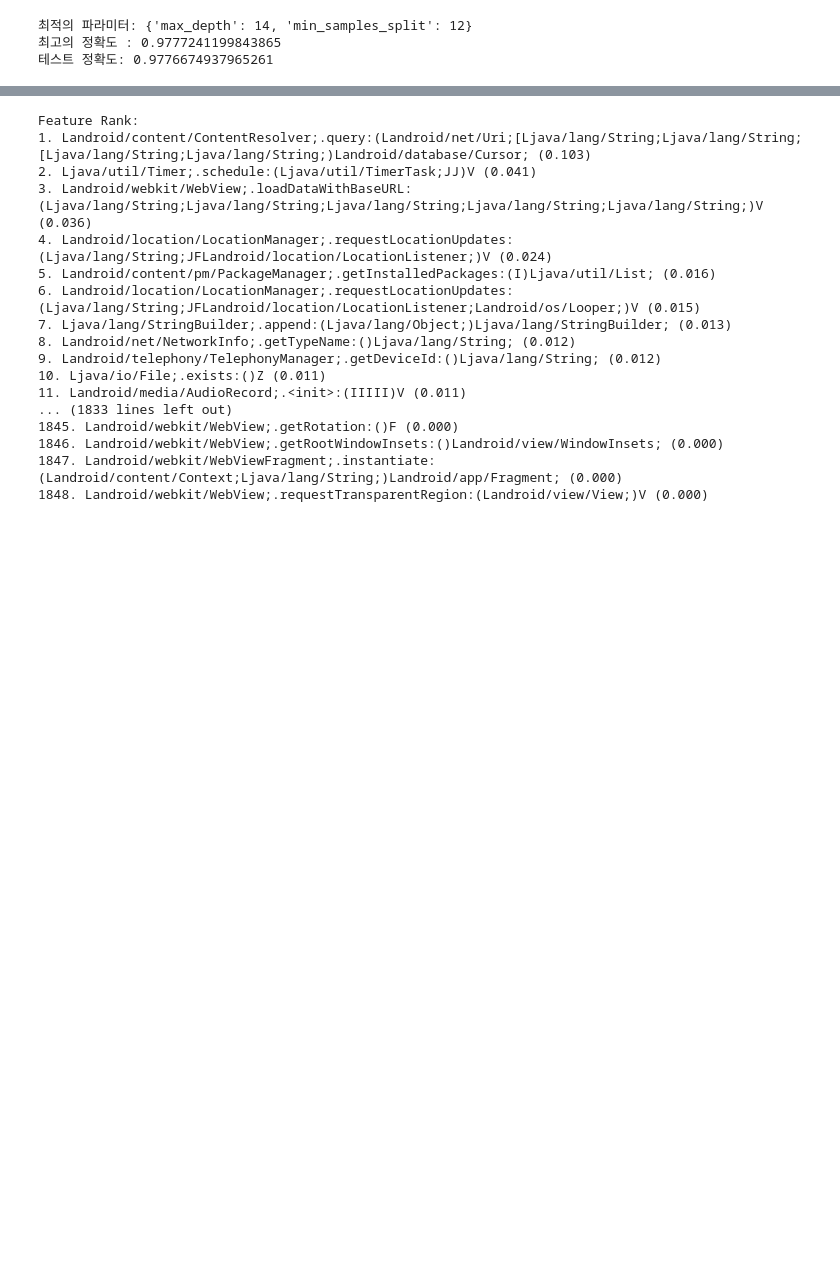
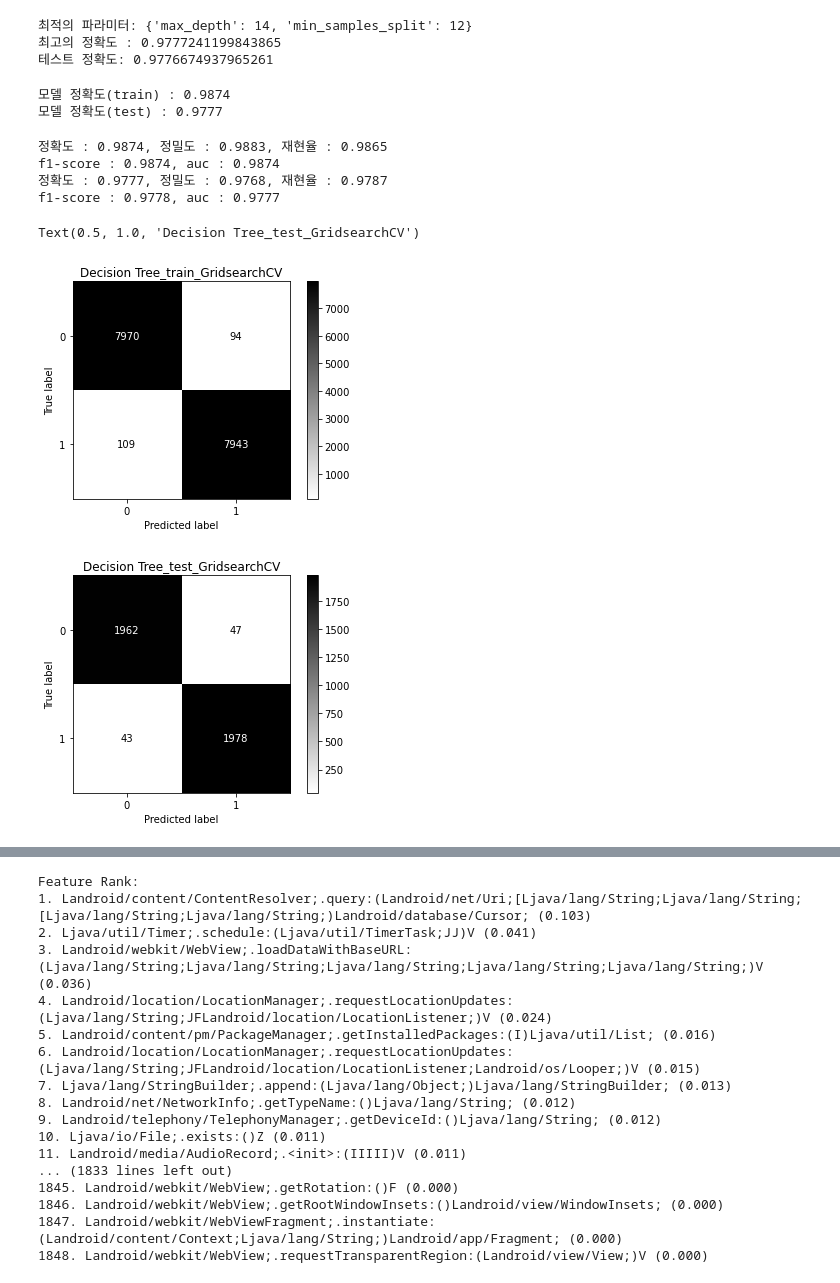
Before and after one commit to Sermadl/Exp, a Jupyter notebook: ml_exp(api).ipynb, the cells around one changed output, grey strips where cells are left out. Drawn from its saved outputs; the diff is of its cells as text; code cells hidden in the pictures; blank space fills up the shorter version.

```diff
--- a/ml_exp(api).ipynb
+++ b/ml_exp(api).ipynb
@@ -114,6 +120,15 @@ display_scores(tree_rmse_scores)
  0.37779541 0.43674377 0.310966   0.38054229]
 평균: 0.38063978786000285
 표준 편차: 0.043098989380614725
+# %%
+def metrics(y_test, pred):
+    accuracy = accuracy_score(y_test, pred)
+    precision = precision_score(y_test, pred)
+    recall = recall_score(y_test, pred)
+    f1 = f1_score(y_test, pred)
+    roc_score = roc_auc_score(y_test, pred)
+    print('정확도 : {0:.4f}, 정밀도 : {1:.4f}, 재현율 : {2:.4f}'.format(accuracy, precision, recall))
+    print('f1-score : {0:.4f}, auc : {1:.4f}'.format(f1, roc_score))
 # %%
 #트리 모델 별 성능 평가
 
@@ -187,13 +239,47 @@ print("최고의 정확도 :", grid_cv.best_score_)
 
 tree_b = grid_cv.best_estimator_
 tree_b.fit(x_train, y_train)
-tree_bp = tree_b.predict(x_test)
-tree_bs = accuracy_score(y_test, tree_bp)
-print("테스트 정확도:", tree_bs)
+tree_testbp = tree_b.predict(x_test)
+tree_trainbp = tree_b.predict(x_train)
+tree_testbs = accuracy_score(y_test, tree_testbp)
+tree_trainbs = accuracy_score(y_train, tree_trainbp)
+print("테스트 정확도:", tree_testbs)
 # %% [output]
 최적의 파라미터: {'max_depth': 14, 'min_samples_split': 12}
 최고의 정확도 : 0.9777241199843865
 테스트 정확도: 0.9776674937965261
+# %%
+print(f"모델 정확도(train) : {tree_trainbs :.4f}")
+print(f"모델 정확도(test) : {tree_testbs :.4f}")
+# %% [output]
+모델 정확도(train) : 0.9874
+모델 정확도(test) : 0.9777
+# %%
+metrics(y_train, tree_trainbp)
+metrics(y_test, tree_testbp)
+
+
+plot = plot_confusion_matrix(tree_b,
+                            x_train, y_train,
+                            display_labels=[0, 1],
+                            cmap=plt.cm.binary)
+
+plot.ax_.set_title('Decision Tree_train_GridsearchCV')
+
+plot = plot_confusion_matrix(tree_b,
+                            x_test, y_test,
+                            display_labels=[0, 1],
+                            cmap=plt.cm.binary)
+
+plot.ax_.set_title('Decision Tree_test_GridsearchCV')
+# %% [output]
+정확도 : 0.9874, 정밀도 : 0.9883, 재현율 : 0.9865
+f1-score : 0.9874, auc : 0.9874
+정확도 : 0.9777, 정밀도 : 0.9768, 재현율 : 0.9787
+f1-score : 0.9778, auc : 0.9777
+Text(0.5, 1.0, 'Decision Tree_test_GridsearchCV')
+[figure, added]
+[figure, added]
 # %%
 #랜덤포레스트 분류기
 
```
Also changed, not shown: parts of 32 cells of this notebook.
